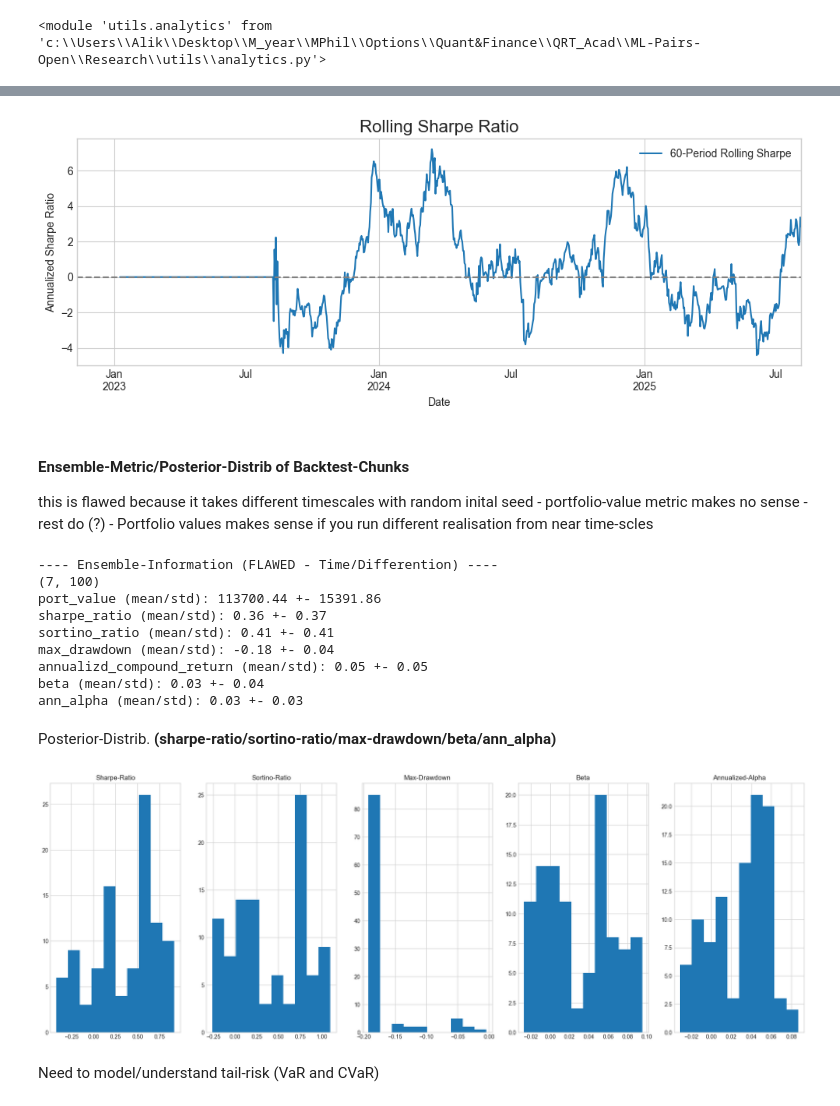
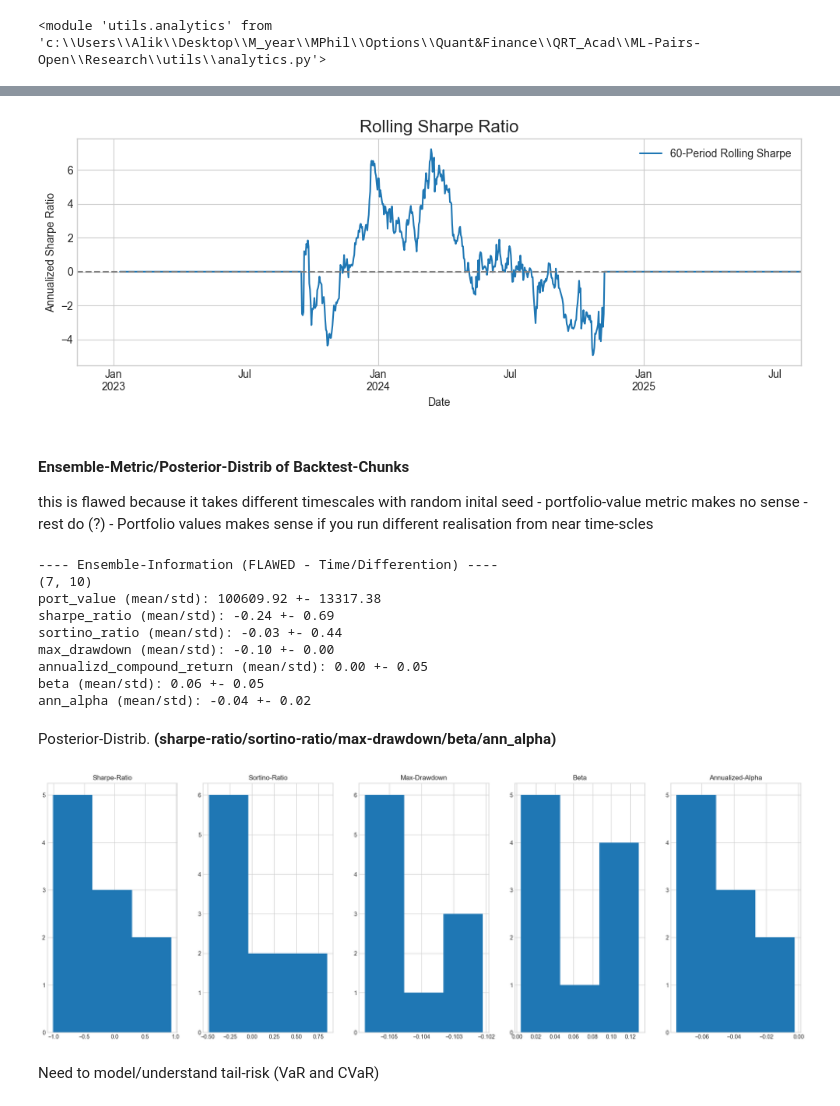
Before and after one commit to AlikMon88/ML-Pairs-Open, a Jupyter notebook: Research/research_v2.ipynb, the cells around one changed output, grey strips where cells are left out. Cells and saved outputs as stored; diff of their text form; code cells hidden in the pictures.

Commit message:
add beta_ex_v4

```diff
--- a/Research/research_v2.ipynb
+++ b/Research/research_v2.ipynb
@@ -395,8 +395,8 @@ portfolio_config = config['portfolio_init']
 portfolio_config['strategy']['beta_basket'] = beta_basket
 
 ## Forecful-alloc. chage
-portfolio_config['strategy']['alpha_allocation'] = 0.0
-portfolio_config['strategy']['beta_allocation'] = 1.0
+portfolio_config['strategy']['alpha_allocation'] = 0.7
+portfolio_config['strategy']['beta_allocation'] = 0.3
 
 pprint(portfolio_config)
 # %% [output]
@@ -615,3 +627,13 @@ from utils.backtest import *
+# %%
+market_regime_fast = 40
+market_regime_slow = 250
+
+exit_fast_ma_period = 15
+exit_slow_ma_period = 30
+
+max_leverage = 1.0
+max_concentration = 0.4
+max_portfolio_drawdown = 0.10
 # %%
 alpha_generator = PairsTradingAlpha(
     pairs_data=pairs,
@@ -622,10 +644,10 @@ alpha_generator = PairsTradingAlpha(
 
 beta_generator = SimpleMarketBeta(
     market_proxy = market_df,
-    market_regime_fast=50,
-    market_regime_slow=180,
-    exit_fast_ma_period=10,
-    exit_slow_ma_period=20
+    market_regime_fast=market_regime_fast,
+    market_regime_slow=market_regime_slow,
+    exit_fast_ma_period=exit_fast_ma_period,
+    exit_slow_ma_period=exit_slow_ma_period
 )
 
 portfolio_constructor = PortfolioConstructor(
@@ -636,9 +658,9 @@ portfolio_constructor = PortfolioConstructor(
 )
 
 risk_manager = RiskManager(
-    max_leverage=1.0,
-    max_concentration=0.5,
-    max_portfolio_drawdown=0.20
+    max_leverage=max_leverage,
+    max_concentration=max_concentration,
+    max_portfolio_drawdown=max_portfolio_drawdown
 )
 
 # --- 4. Define the Orchestrator Function ---
@@ -694,8 +714,8 @@ time-taken-backtesting:  0.11307273308436076  mins
 # %% [markdown]
 #### Singular-Portfolio
 # %%
-rn_port = random.randint(0, len(_ensmb_list))
-# rn_port = 0
+rn_port = random.randint(0, len(_ensmb_list) - 1)
+rn_port = 3
 print('random-portfolio-index: ', rn_port)
 test_portfolio_eq_curve = _ensmb_list[rn_port]
 # %% [output]
@@ -772,7 +798,7 @@ Annualized Alpha: -2.43%
 # %%
 analytics.plot_rolling_sharpe(window=60) ##2-months-window
 # %% [output]
-[figure, old version]
+[figure, new version]
 # %% [markdown]
 #### Ensemble-Metric/Posterior-Distrib of Backtest-Chunks
 this is flawed because it takes different timescales with random inital seed - portfolio-value metric makes no sense - rest do (?) - Portfolio values makes sense if you run different realisation from near time-scles
@@ -793,39 +819,39 @@ for i, e in enumerate(list(_ensmb_dict.keys())):
     print(f'{e} (mean/std): {e_mean[i]:.2f} +- {e_std[i]:.2f}')
 # %% [output]
 ---- Ensemble-Information (FLAWED - Time/Differention) ----
-(7, 100)
-port_value (mean/std): 113700.44 +- 15391.86
-sharpe_ratio (mean/std): 0.36 +- 0.37
-sortino_ratio (mean/std): 0.41 +- 0.41
-max_drawdown (mean/std): -0.18 +- 0.04
-annualizd_compound_return (mean/std): 0.05 +- 0.05
-beta (mean/std): 0.03 +- 0.04
-ann_alpha (mean/std): 0.03 +- 0.03
+(7, 10)
+port_value (mean/std): 100609.92 +- 13317.38
+sharpe_ratio (mean/std): -0.24 +- 0.69
+sortino_ratio (mean/std): -0.03 +- 0.44
+max_drawdown (mean/std): -0.10 +- 0.00
+annualizd_compound_return (mean/std): 0.00 +- 0.05
+beta (mean/std): 0.06 +- 0.05
+ann_alpha (mean/std): -0.04 +- 0.02
 # %% [markdown]
 Posterior-Distrib. <b> (sharpe-ratio/sortino-ratio/max-drawdown/beta/ann_alpha) </b>
 # %%
 fig, axs = plt.subplots(1, 5, figsize=(24, 8))
 
-rate = 10
+rate = _ensmb_post.shape[-1] // 3
 
 axs[0].hist(_ensmb_post[1, :], bins = _ensmb_post.shape[-1]//rate)
 axs[0].set_title('Sharpe-Ratio')
 
 axs[1].hist(_ensmb_post[2, :], bins = _ensmb_post.shape[-1]//rate)
 axs[1].set_title('Sortino-Ratio')
 
 axs[2].hist(_ensmb_post[3, :], bins = _ensmb_post.shape[-1]//rate)
 axs[2].set_title('Max-Drawdown')
 
 axs[3].hist(_ensmb_post[5, :], bins = _ensmb_post.shape[-1]//rate)
 axs[3].set_title('Beta')
 
 axs[4].hist(_ensmb_post[6, :], bins = _ensmb_post.shape[-1]//rate)
 axs[4].set_title('Annualized-Alpha')
 
 plt.show()
 # %% [output]
-[figure, old version]
+[figure, new version]
 # %% [markdown]
 Need to model/understand tail-risk (VaR and CVaR)
 # %% [markdown]
```
Also changed, not shown: parts of 25 cells of this notebook, 4 other files.
